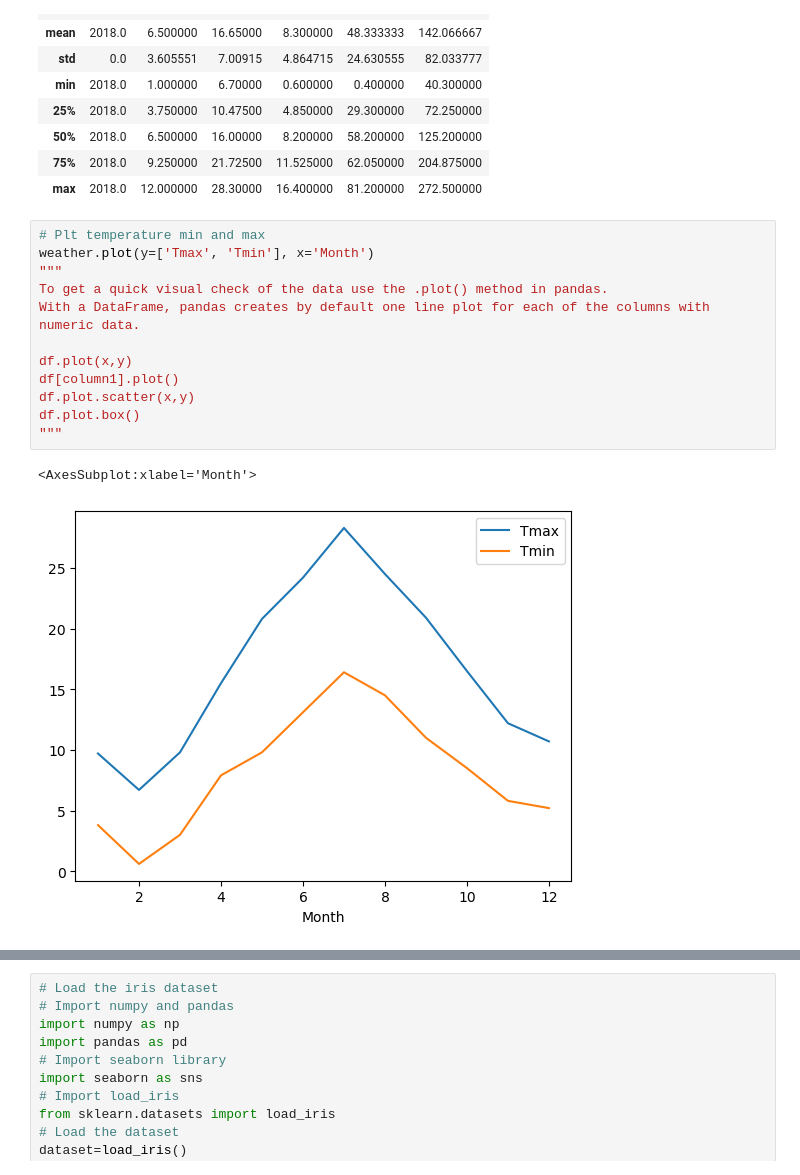
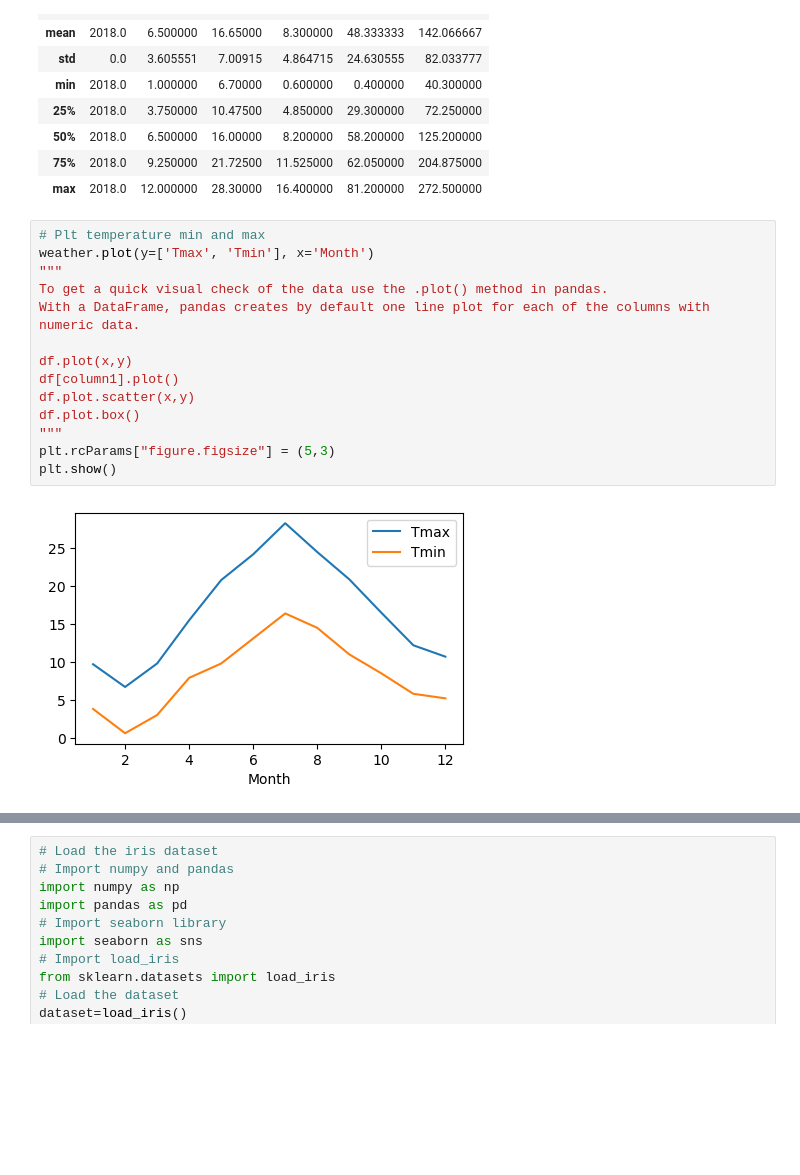
Before and after one commit to stolltho/iod_repo, a Jupyter notebook: Module 1/Labs_Intro to Python workshop/Python Course - Lab 3.ipynb, the cells around one changed output, grey strips where cells are left out. Saved outputs shown, nothing was run; the diff lists cells and outputs as text; blank space fills up the shorter version.

```diff
--- a/Module 1/Labs_Intro to Python workshop/Python Course - Lab 3.ipynb
+++ b/Module 1/Labs_Intro to Python workshop/Python Course - Lab 3.ipynb
@@ -55,18 +55,19 @@ weather.describe()
 # %%
 # Plt temperature min and max
 weather.plot(y=['Tmax', 'Tmin'], x='Month')
 """
 To get a quick visual check of the data use the .plot() method in pandas.
 With a DataFrame, pandas creates by default one line plot for each of the columns with numeric data.
 
 df.plot(x,y)
 df[column1].plot()
 df.plot.scatter(x,y)
 df.plot.box()
 """
+plt.rcParams["figure.figsize"] = (5,3)
+plt.show()
 # %% [output]
-<AxesSubplot:xlabel='Month'>
-[figure, old version]
+[figure, new version]
 # %%
 # Plot the rain as above
 weather.plot(y='Rain', x='Month')
```
Also changed, not shown: parts of 3 cells of this notebook, 5 other files.
